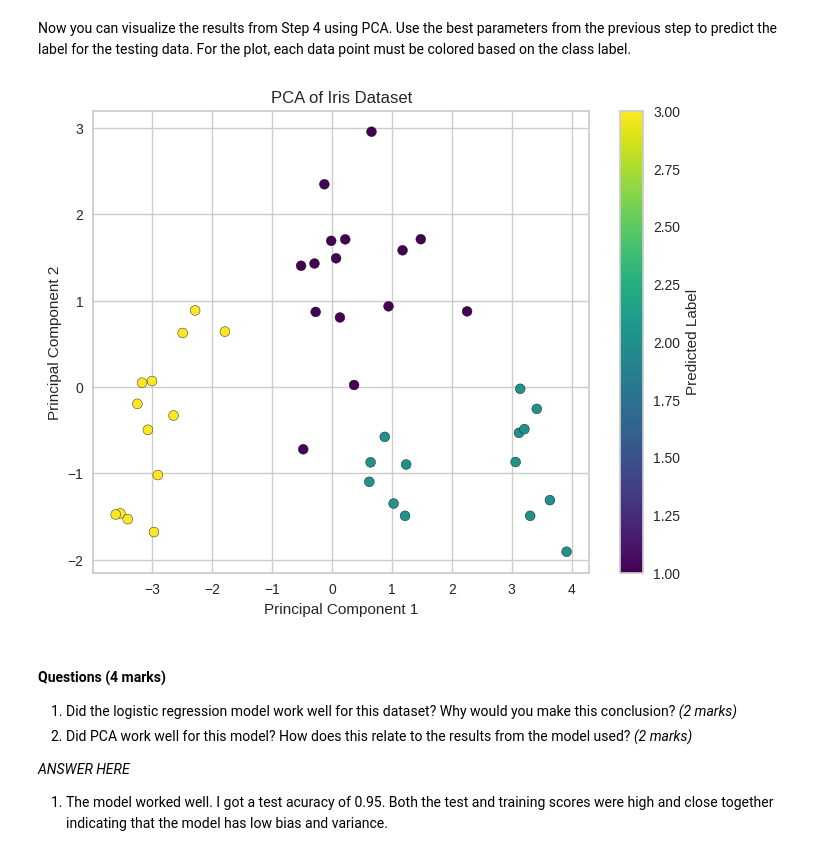
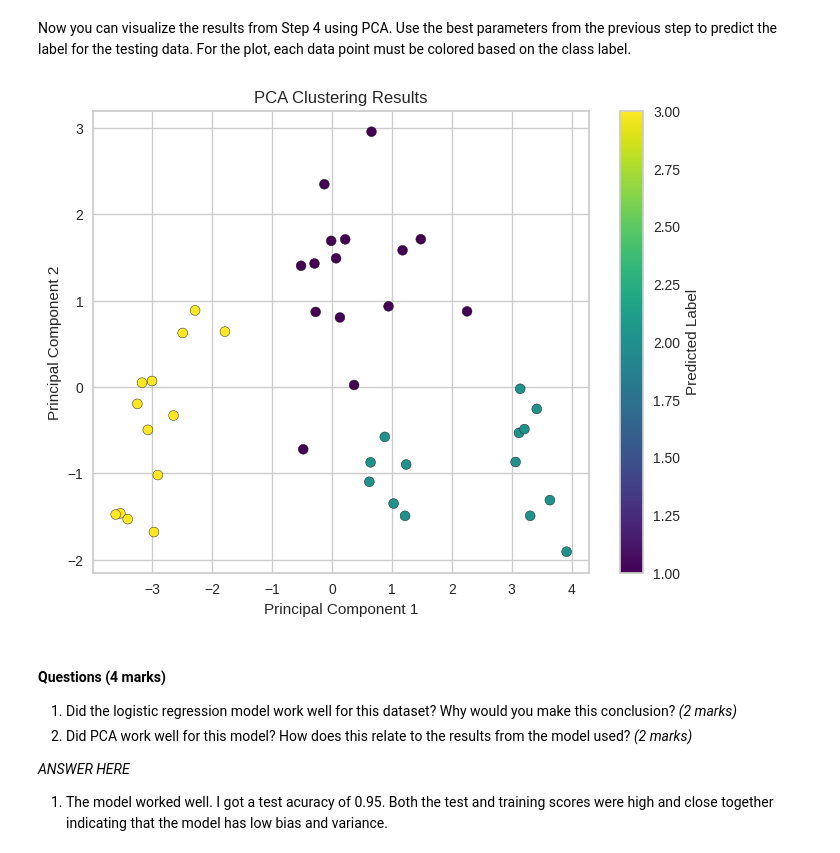
Before and after one commit to abedinmus/ensf611assignment5, a Jupyter notebook: Assignment 5.ipynb, the cells around one changed output. Saved outputs shown, nothing was run; the diff lists cells and outputs as text; code cells hidden in the pictures.

```diff
--- a/Assignment 5.ipynb
+++ b/Assignment 5.ipynb
@@ -134,15 +134,15 @@ X_test_pca = pca.fit_transform(X_test_scaled)
 # %%
 # TODO: Plot test points colored by predicted label
 
 plt.figure(figsize=(8, 6))
 plt.scatter(X_test_pca[:, 0], X_test_pca[:, 1], c=y_pred, cmap='viridis', edgecolor='k', s=50)
-plt.title('PCA of Iris Dataset')
+plt.title('PCA Clustering Results')
 plt.xlabel('Principal Component 1')
 plt.ylabel('Principal Component 2')
 plt.colorbar(label='Predicted Label')
 plt.show()
 # %% [output]
-[figure, old version]
+[figure, new version]
 # %% [markdown]
 #### Questions (4 marks)
 
```
